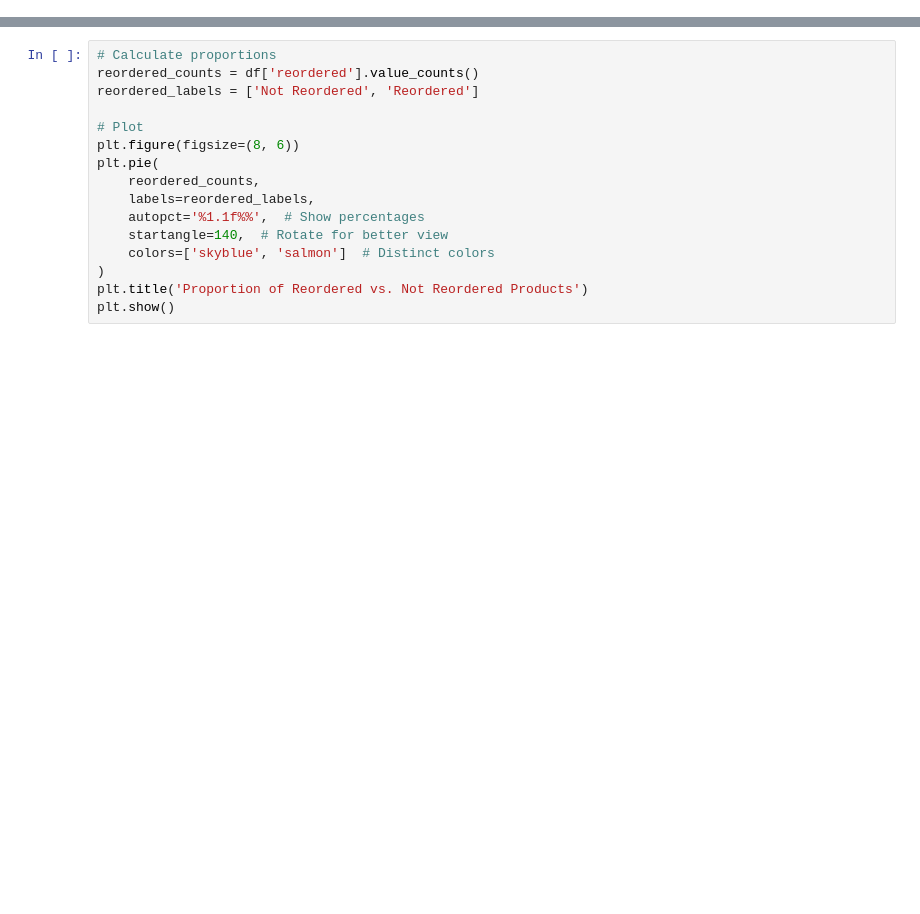
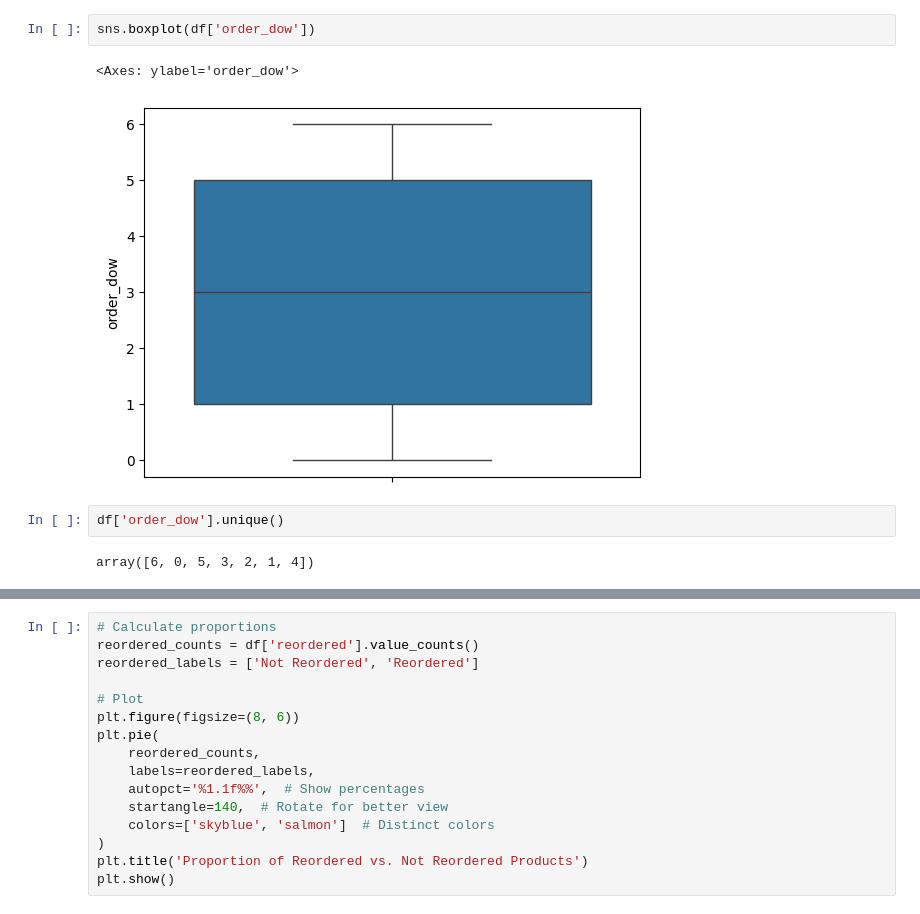
Before and after one commit to afscomercial/visualization-market-basket, a Jupyter notebook: visualizations.ipynb, the cells around one changed output, grey strips where cells are left out. Saved outputs shown, nothing was run; the diff lists cells and outputs as text; blank space fills up the shorter version.

```diff
--- a/visualizations.ipynb
+++ b/visualizations.ipynb
@@ -113,0 +437,9 @@ dtype: int64
+# %%
+sns.boxplot(df['order_dow'])
+# %% [output]
+<Axes: ylabel='order_dow'>
+[figure, added]
+# %%
+df['order_dow'].unique()
+# %% [output]
+array([6, 0, 5, 3, 2, 1, 4])
```
Also changed, not shown: parts of 93 cells of this notebook.
